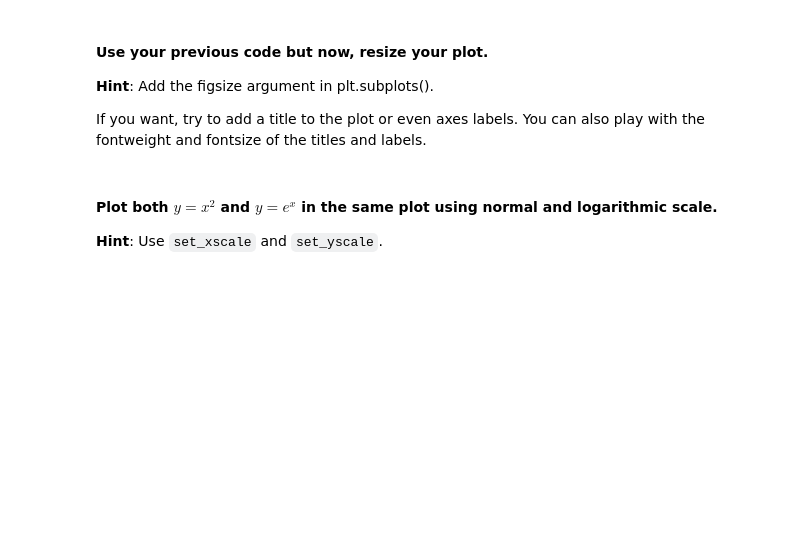
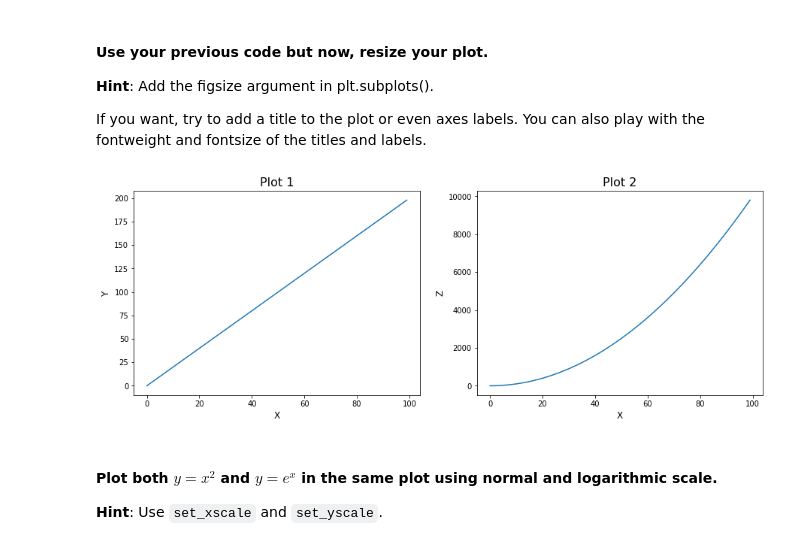
Before and after one commit to ta-data-lis/lab-matplotlib-seaborn, a Jupyter notebook: your-code/main.ipynb, the cells around one changed output. Saved outputs shown, nothing was run; the diff lists cells and outputs as text; code cells hidden in the pictures; blank space fills up the shorter version.

```diff
--- a/your-code/main.ipynb
+++ b/your-code/main.ipynb
@@ -36,3 +51,20 @@ If you want, try to add a title to the plot or even axes labels. You can also pl
+# %%
+# your code here
+fig, axs = plt.subplots(1, 2, figsize=(15, 5))
+
+axs[0].plot(x, y)
+axs[0].set_title("Plot 1", fontsize=16)
+axs[0].set_xlabel("X", fontsize=12)
+axs[0].set_ylabel("Y", fontsize=12)
+
+axs[1].plot(x, z)
+axs[1].set_title("Plot 2", fontsize=16)
+axs[1].set_xlabel("X", fontsize=12)
+axs[1].set_ylabel("Z", fontsize=12)
+
+plt.show()
+# %% [output]
+[figure, added]
 # %% [markdown]
 #### Plot both $y=x^2$ and $y=e^x$ in the same plot using normal and logarithmic scale.
 **Hint**: Use `set_xscale` and `set_yscale`.
```
Also changed, not shown: parts of 49 cells of this notebook, 2 other files.
